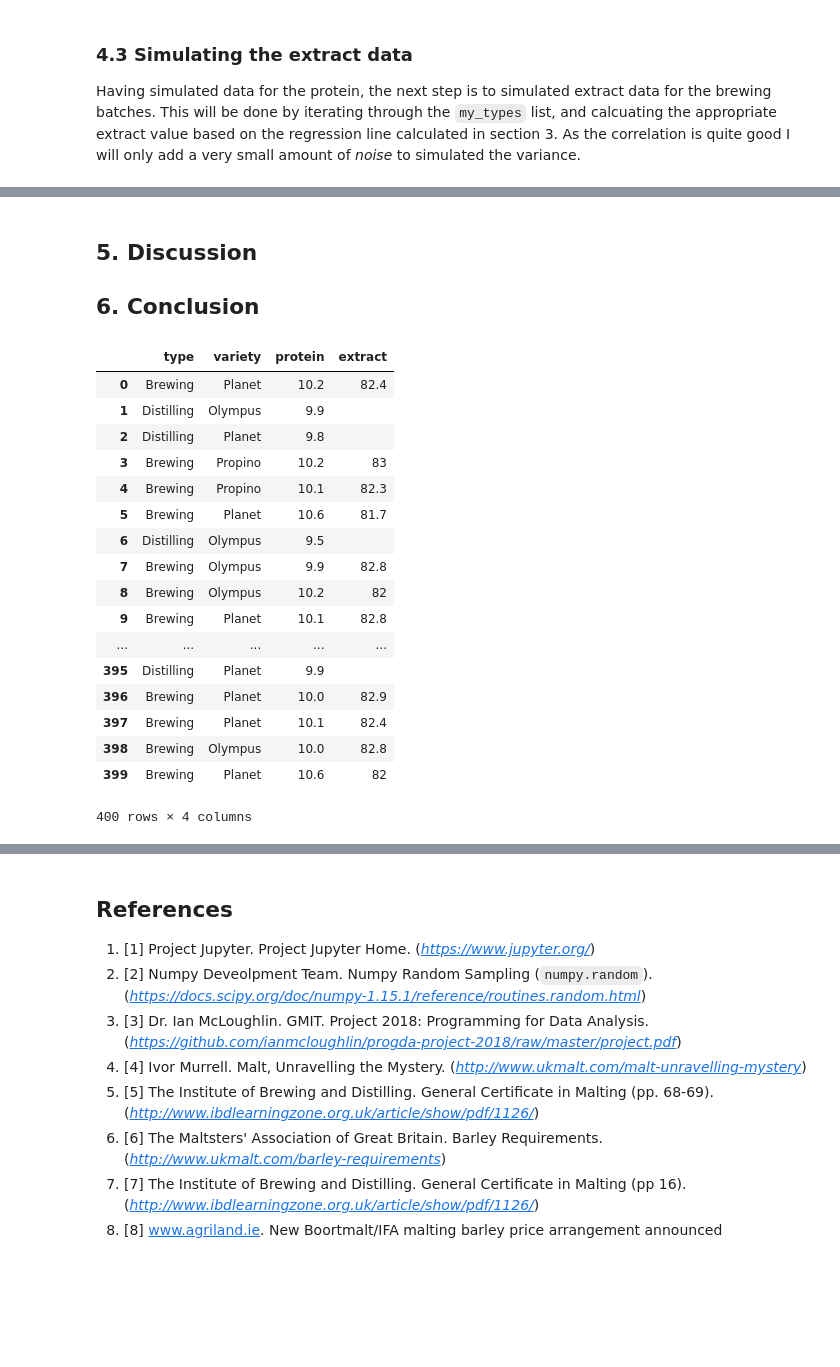
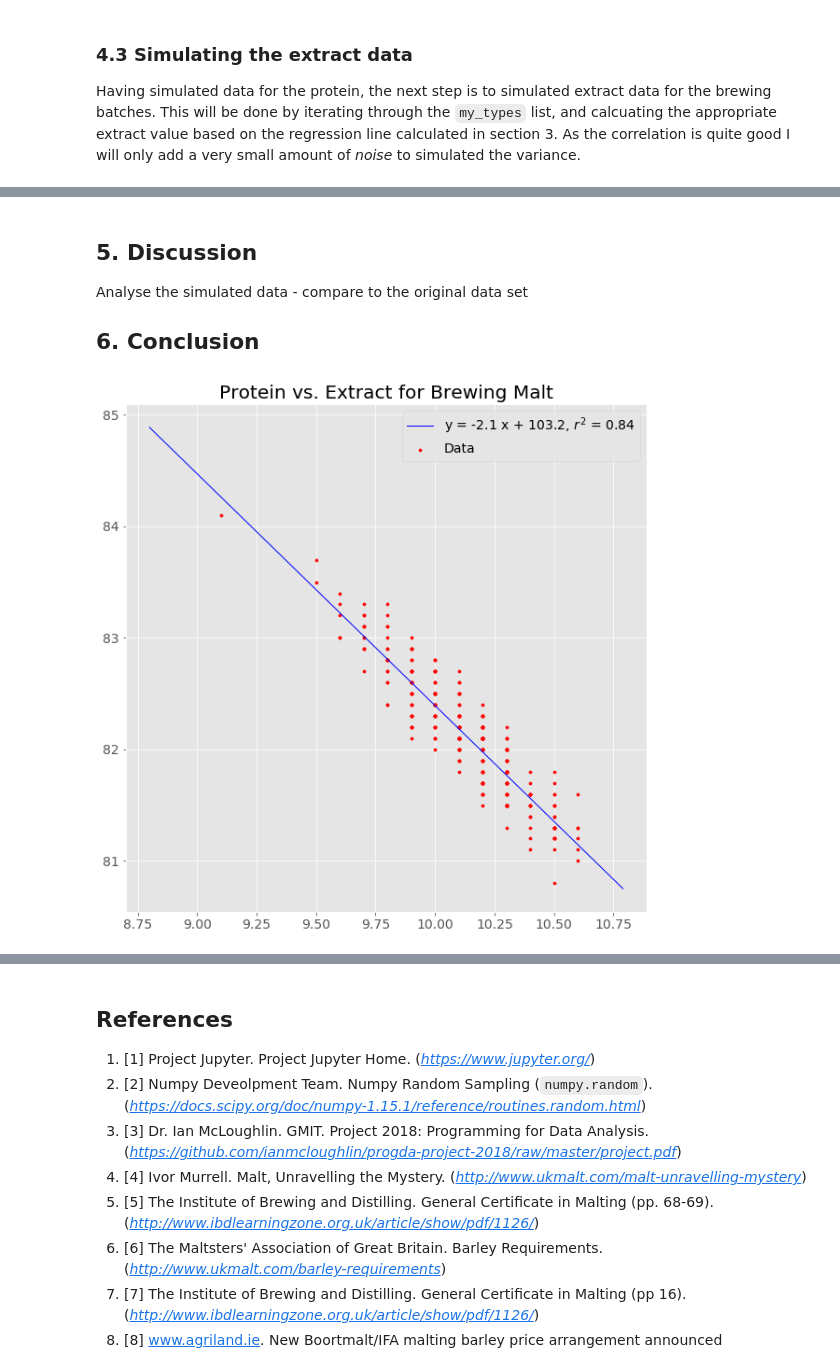
Before and after one commit to shkyler/gmit-pfda-project, a Jupyter notebook: datasimulation.ipynb, the cells around one changed output, grey strips where cells are left out. Saved outputs shown, nothing was run; the diff lists cells and outputs as text; code cells hidden in the pictures; blank space fills up the shorter version.

```diff
--- a/datasimulation.ipynb
+++ b/datasimulation.ipynb
@@ -547,25 +560,24 @@ plt.show()
 # %% [markdown]
 ## 5. Discussion
 
+Analyse the simulated data - compare to the original data set
+
 ## 6. Conclusion
-# %%
-my_data
-# %% [output]
-|  | type | variety | protein | extract |
-| 0 | Brewing | Planet | 10.2 | 82.4 |
-| 1 | Distilling | Olympus | 9.9 |  |
-| 2 | Distilling | Planet | 9.8 |  |
-| 3 | Brewing | Propino | 10.2 | 83 |
-| 4 | Brewing | Propino | 10.1 | 82.3 |
-| 5 | Brewing | Planet | 10.6 | 81.7 |
-| 6 | Distilling | Olympus | 9.5 |  |
-| 7 | Brewing | Olympus | 9.9 | 82.8 |
-| 8 | Brewing | Olympus | 10.2 | 82 |
-| 9 | Brewing | Planet | 10.1 | 82.8 |
-| ... | ... | ... | ... | ... |
-| 395 | Distilling | Planet | 9.9 |  |
-| 396 | Brewing | Planet | 10.0 | 82.9 |
-| 397 | Brewing | Planet | 10.1 | 82.4 |
-| 398 | Brewing | Olympus | 10.0 | 82.8 |
-| 399 | Brewing | Planet | 10.6 | 82 |
-400 rows × 4 columns
+# %%
+# Resize the plots
+plt.rcParams['figure.figsize'] = [10, 10]
+# Plot Protein vs Extract for brewing malt
+plt.scatter(sim_brew['protein'], sim_brew['extract'],c='red', label='Data', s=10)
+
+# Calculate the linear statistics using stats.linregress()
+slope, intercept, r_value, p_value, std_err = stats.linregress(sim_brew.loc[:, 'protein'].astype(float), sim_brew.loc[:, 'extract'].astype(float))
+line_x = np.arange(8.8, 10.8, 0.01)
+line_y = slope*line_x + intercept
+
+#Plot the best fit line
+plt.plot(line_x, line_y, 'b-',linewidth=1, label=r'y = %.1f x + %.1f, $r^2$ = %.2f'%(slope, intercept, r_value**2))
+plt.title("Protein vs. Extract for Brewing Malt")
+plt.legend()
+plt.grid(True)
+# %% [output]
+[figure, added]
```
Also changed, not shown: parts of 12 cells of this notebook.
